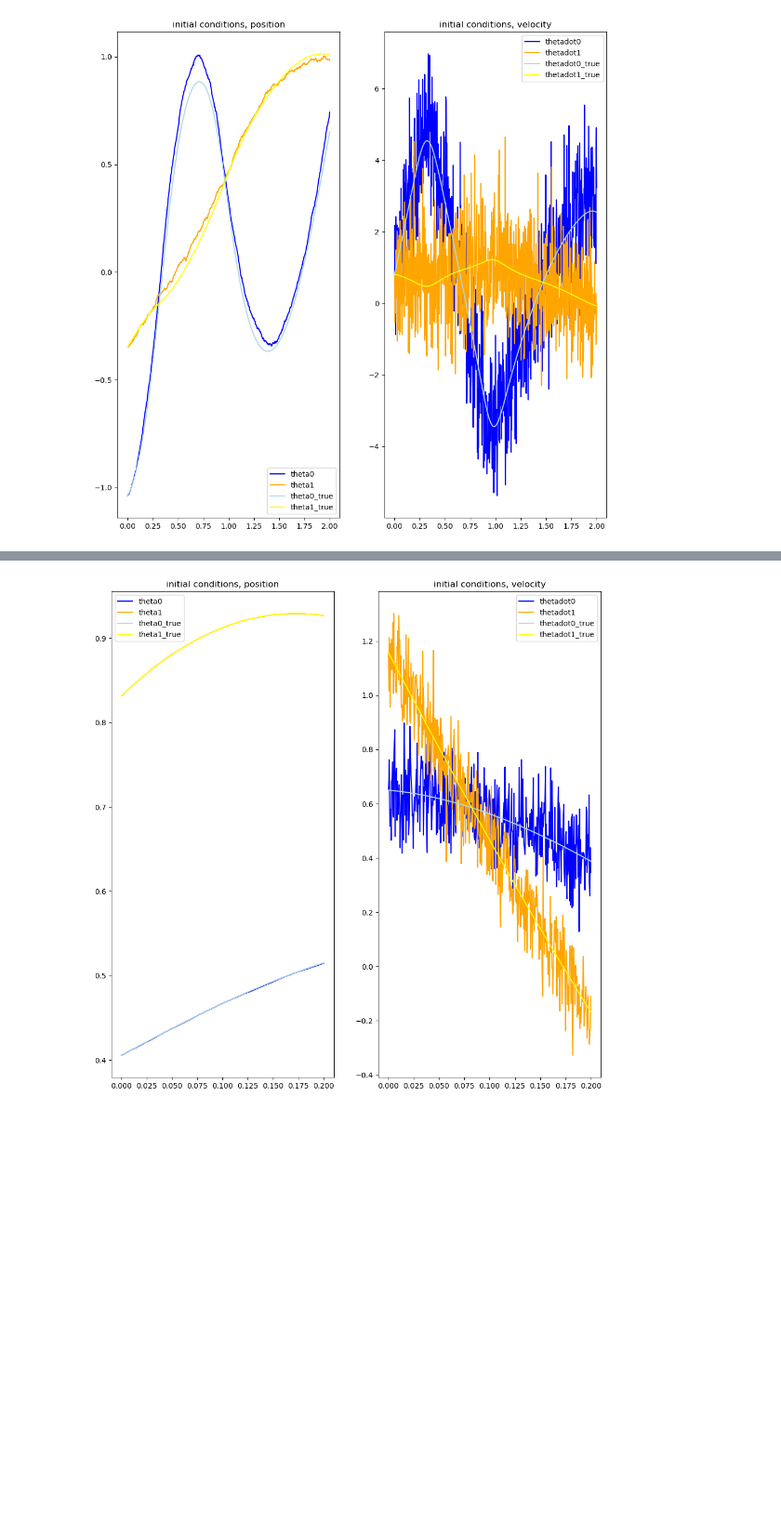
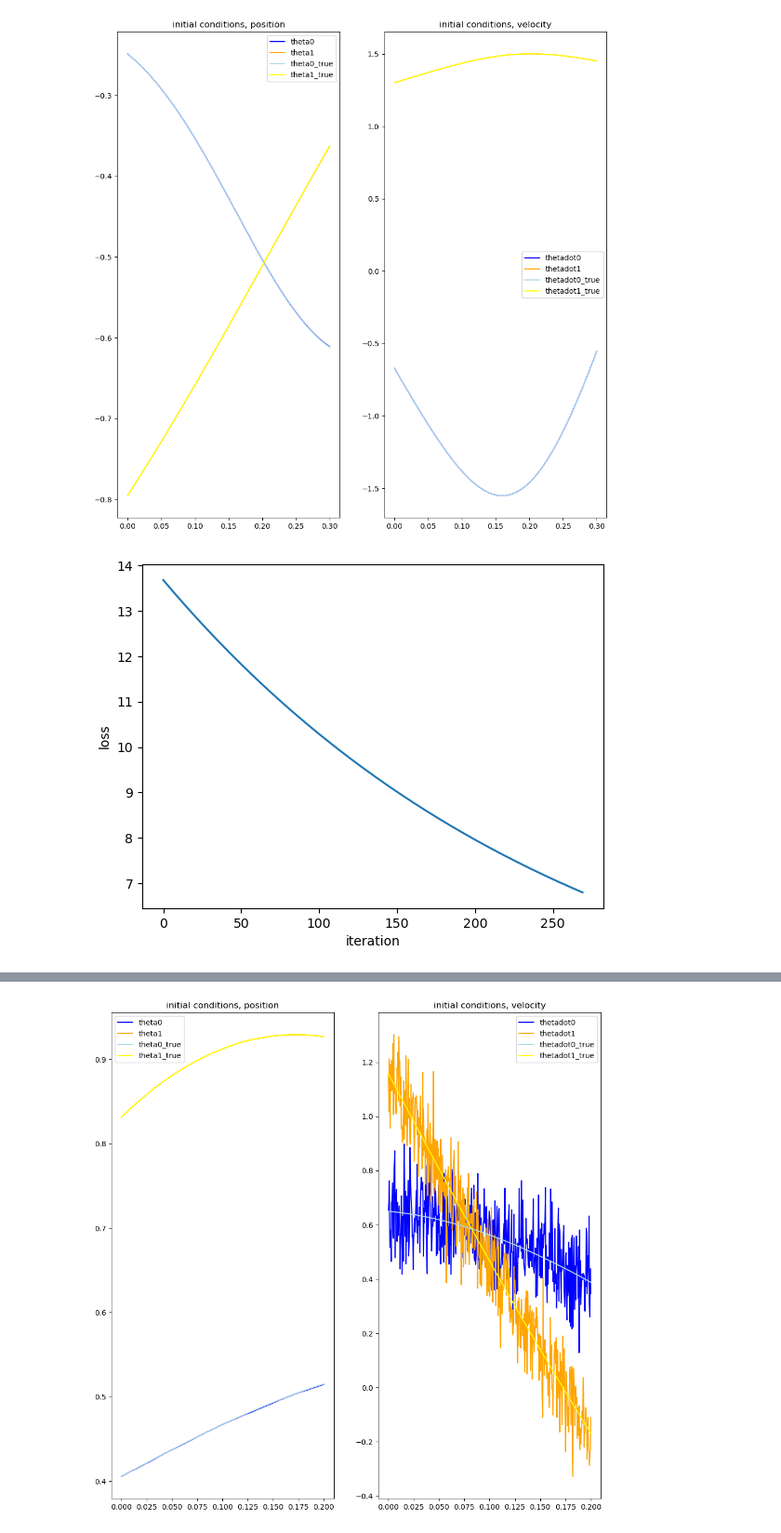
Before and after one commit to erikbigwood/Autograd_Lagrangian, a Jupyter notebook: Code/double pendulum/doublependulum_path.ipynb, the cells around one changed output, grey strips where cells are left out. Shown at 93% size. Drawn from its saved outputs; the diff is of its cells as text; code cells hidden in the pictures; blank space fills up the shorter version.

```diff
--- a/Code/double pendulum/doublependulum_path.ipynb
+++ b/Code/double pendulum/doublependulum_path.ipynb
@@ -69,7 +69,7 @@ gt = jacrev(dS,argnums=1)
 gtd = jacrev(dS,argnums=2)
 # %%
 n_it = 750 #number of Euler steps
-tmax = 2 #simulation time duration
+tmax = .3 #simulation time duration
 
 random_initial_conditions = 1 #randomize t,tdot if == 1
 path_t = linspace(t_min,t_max,n_it+1)
@@ -122,8 +122,8 @@ plt.show()
 # %%
-n_iterations = 7000
-lr = 1e-4
+n_iterations = 270
+lr = 1e-1
 
-noise_sigma = 1.125
+noise_sigma = 0*0.125
 
 n_path_points = n_it+1
 t_min = 0
@@ -188,31 +188,32 @@ fig_f, axs_f = plt.subplots(2,2,figsize = (20,20))
 axs_f[0,0].plot(path_t.detach().cpu(),path_theta[0,:].detach().cpu(),color='blue',label='theta0')
 axs_f[0,0].plot(path_t.detach().cpu(),path_theta[1,:].detach().cpu(),color='orange',label='theta1')
 axs_f[0,0].scatter(path_t.detach().cpu(),p_t_i[0,:].detach().cpu(),color='lightblue',label='theta0_true')
 axs_f[0,0].scatter(path_t.detach().cpu(),p_t_i[1,:].detach().cpu(),color='yellow',label='theta1_true')
 axs_f[0,0].plot(path_t.detach().cpu(),p_t_noise[0,:].detach().cpu(),color='green',label='theta0_init')
 axs_f[0,0].plot(path_t.detach().cpu(),p_t_noise[1,:].detach().cpu(),color='red',label='theta1_init')
 axs_f[0,0].legend()
 axs_f[0,0].set_title('final conditions, position')
 
 axs_f[0,1].plot(path_t.detach().cpu(),path_thetadot[0,:].detach().cpu(),color='blue',label='thetadot0')
 axs_f[0,1].plot(path_t.detach().cpu(),path_thetadot[1,:].detach().cpu(),color='orange',label='thetadot1')
 axs_f[0,1].scatter(path_t.detach().cpu(),p_td_i[0,:].detach().cpu(),color='lightblue',label='thetadot0_true')
 axs_f[0,1].scatter(path_t.detach().cpu(),p_td_i[1,:].detach().cpu(),color='yellow',label='thetadot1_true')
 axs_f[0,1].plot(path_t.detach().cpu(),p_td_noise[0,:].detach().cpu(),color='green',label='theta0_init')
 axs_f[0,1].plot(path_t.detach().cpu(),p_td_noise[1,:].detach().cpu(),color='red',label='theta1_init')
 axs_f[0,1].legend()
 axs_f[0,1].set_title('final conditions, velocity')
 
 axs_f[1,0].plot(path_t.detach().cpu(),path_theta[0,:].detach().cpu()-p_t_i[0,:].detach().cpu(),color='blue',label='thetadot0')
 axs_f[1,0].plot(path_t.detach().cpu(),path_theta[1,:].detach().cpu()-p_t_i[1,:].detach().cpu(),color='orange',label='thetadot1')
 axs_f[1,0].legend()
 axs_f[1,0].set_title('dif, position')
 
 axs_f[1,1].plot(path_t.detach().cpu(),path_thetadot[0,:].detach().cpu()-p_td_i[0,:].detach().cpu(),color='blue',label='thetadot0')
 axs_f[1,1].plot(path_t.detach().cpu(),path_thetadot[1,:].detach().cpu()-p_td_i[1,:].detach().cpu(),color='orange',label='thetadot1')
 axs_f[1,1].legend()
 axs_f[1,1].set_title('dif, velocity')
 
 plt.show()
 # %% [output]
-[figure, old version]
+[figure, new version]
+[figure, added]
```
Also changed, not shown: parts of 2 cells of this notebook, 3 other files.
